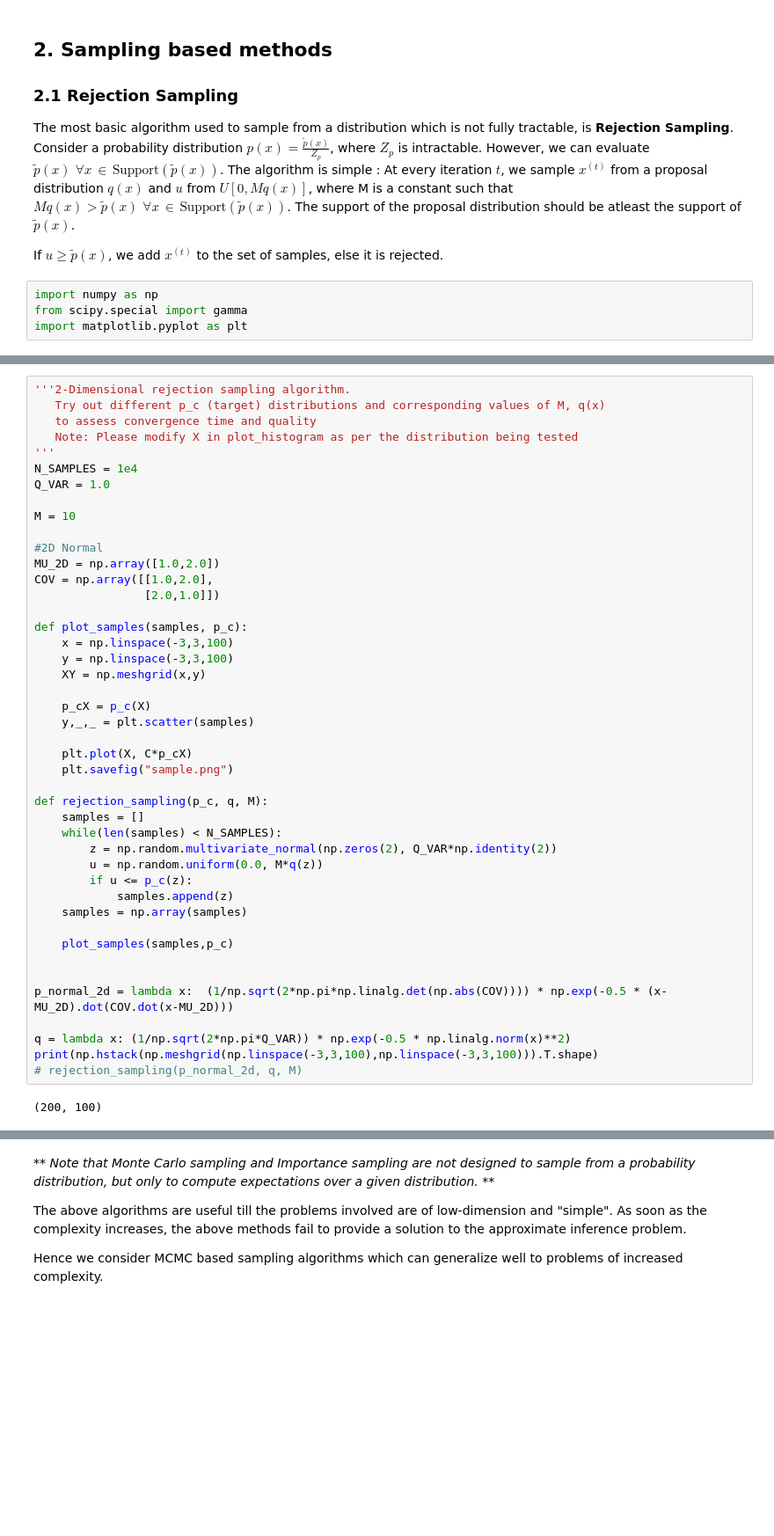
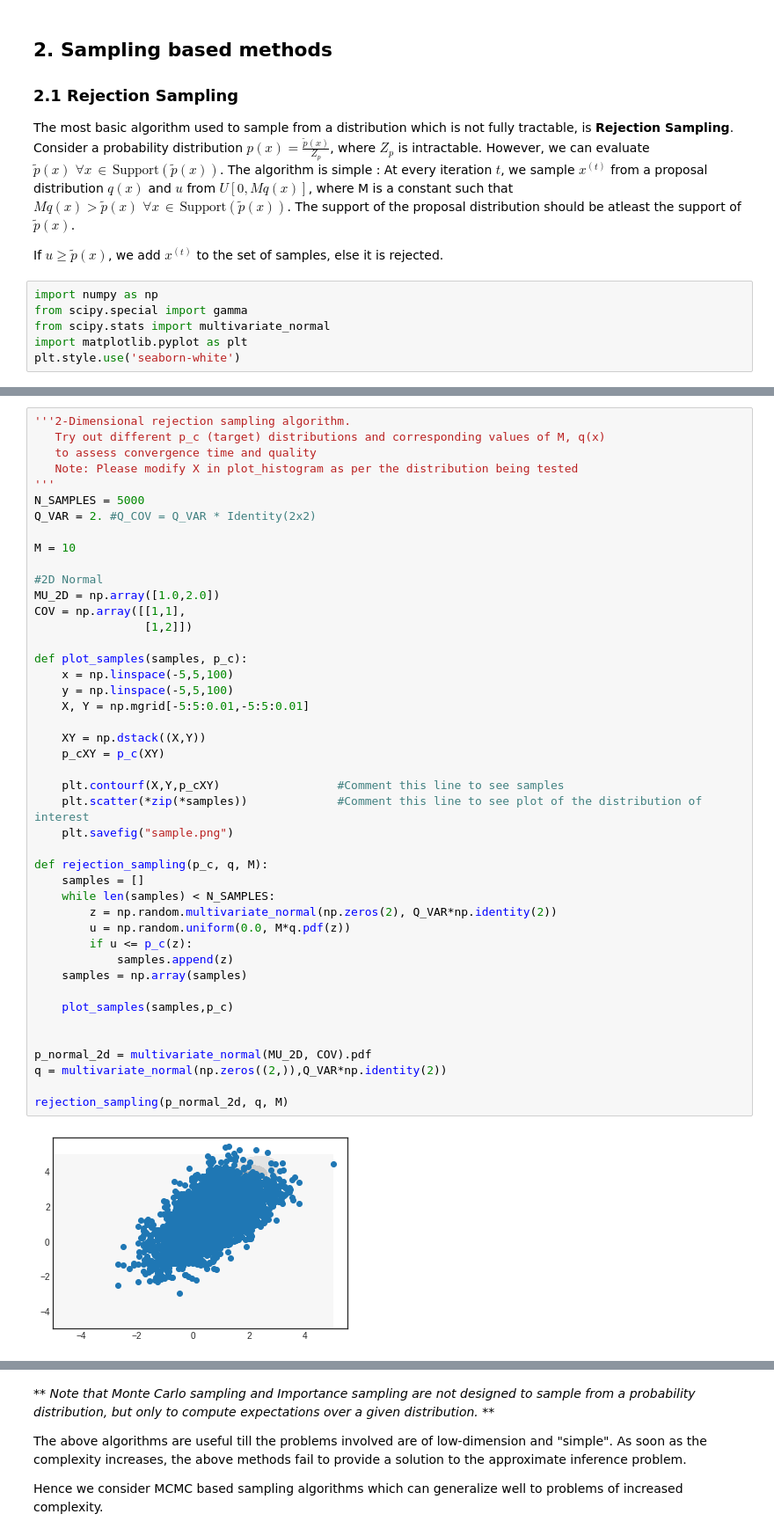
Before and after one commit to pulkitgo/Sampling-for-Approx-inference, a Jupyter notebook: PMI_Demo.ipynb, the cells around one changed output, grey strips where cells are left out. Shown at 88% size. Cells and saved outputs as stored; diff of their text form; blank space fills up the shorter version.

Commit message:
Added multivar Rejection sampling

```diff
--- a/PMI_Demo.ipynb
+++ b/PMI_Demo.ipynb
@@ -17,7 +17,9 @@ If $u \geq \tilde{p}(x)$, we add $x^{(t)}$ to the set of samples, else it is rej
 # %%
 import numpy as np
 from scipy.special import gamma
+from scipy.stats import multivariate_normal
 import matplotlib.pyplot as plt
+plt.style.use('seaborn-white')
 # %%
 '''1-Dimensional rejection sampling algorithm.
    Try out different p_c (target) distributions and corresponding values of M, q(x)
@@ -69,49 +71,49 @@ rejection_sampling(p_cauchy, q, M)
 # %%
 '''2-Dimensional rejection sampling algorithm.
    Try out different p_c (target) distributions and corresponding values of M, q(x)
    to assess convergence time and quality
    Note: Please modify X in plot_histogram as per the distribution being tested
 '''
-N_SAMPLES = 1e4
-Q_VAR = 1.0
+N_SAMPLES = 5000
+Q_VAR = 2. #Q_COV = Q_VAR * Identity(2x2)
 
 M = 10
 
 #2D Normal
 MU_2D = np.array([1.0,2.0])
-COV = np.array([[1.0,2.0],
-                [2.0,1.0]])
+COV = np.array([[1,1],
+                [1,2]])
 
 def plot_samples(samples, p_c):
-    x = np.linspace(-3,3,100)
-    y = np.linspace(-3,3,100)
-    XY = np.meshgrid(x,y)
+    x = np.linspace(-5,5,100)
+    y = np.linspace(-5,5,100)
+    X, Y = np.mgrid[-5:5:0.01,-5:5:0.01]
 
-    p_cX = p_c(X)
-    y,_,_ = plt.scatter(samples)
+    XY = np.dstack((X,Y))
+    p_cXY = p_c(XY)
 
-    plt.plot(X, C*p_cX)
+    plt.contourf(X,Y,p_cXY)                 #Comment this line to see samples
+    plt.scatter(*zip(*samples))             #Comment this line to see plot of the distribution of interest
     plt.savefig("sample.png")
 
 def rejection_sampling(p_c, q, M):
     samples = []
-    while(len(samples) < N_SAMPLES):
+    while len(samples) < N_SAMPLES:
         z = np.random.multivariate_normal(np.zeros(2), Q_VAR*np.identity(2))
-        u = np.random.uniform(0.0, M*q(z))
+        u = np.random.uniform(0.0, M*q.pdf(z))
         if u <= p_c(z):
             samples.append(z)
     samples = np.array(samples)
 
     plot_samples(samples,p_c)
 
 
-p_normal_2d = lambda x:  (1/np.sqrt(2*np.pi*np.linalg.det(np.abs(COV)))) * np.exp(-0.5 * (x-MU_2D).dot(COV.dot(x-MU_2D)))
+p_normal_2d = multivariate_normal(MU_2D, COV).pdf
+q = multivariate_normal(np.zeros((2,)),Q_VAR*np.identity(2))
 
-q = lambda x: (1/np.sqrt(2*np.pi*Q_VAR)) * np.exp(-0.5 * np.linalg.norm(x)**2)
-print(np.hstack(np.meshgrid(np.linspace(-3,3,100),np.linspace(-3,3,100))).T.shape)
-# rejection_sampling(p_normal_2d, q, M)
+rejection_sampling(p_normal_2d, q, M)
 # %% [output]
-(200, 100)
+[figure, added]
 # %% [markdown]
 ### 2.2 Monte Carlo sampling
 
```
Also changed, not shown: parts of 4 cells of this notebook.
